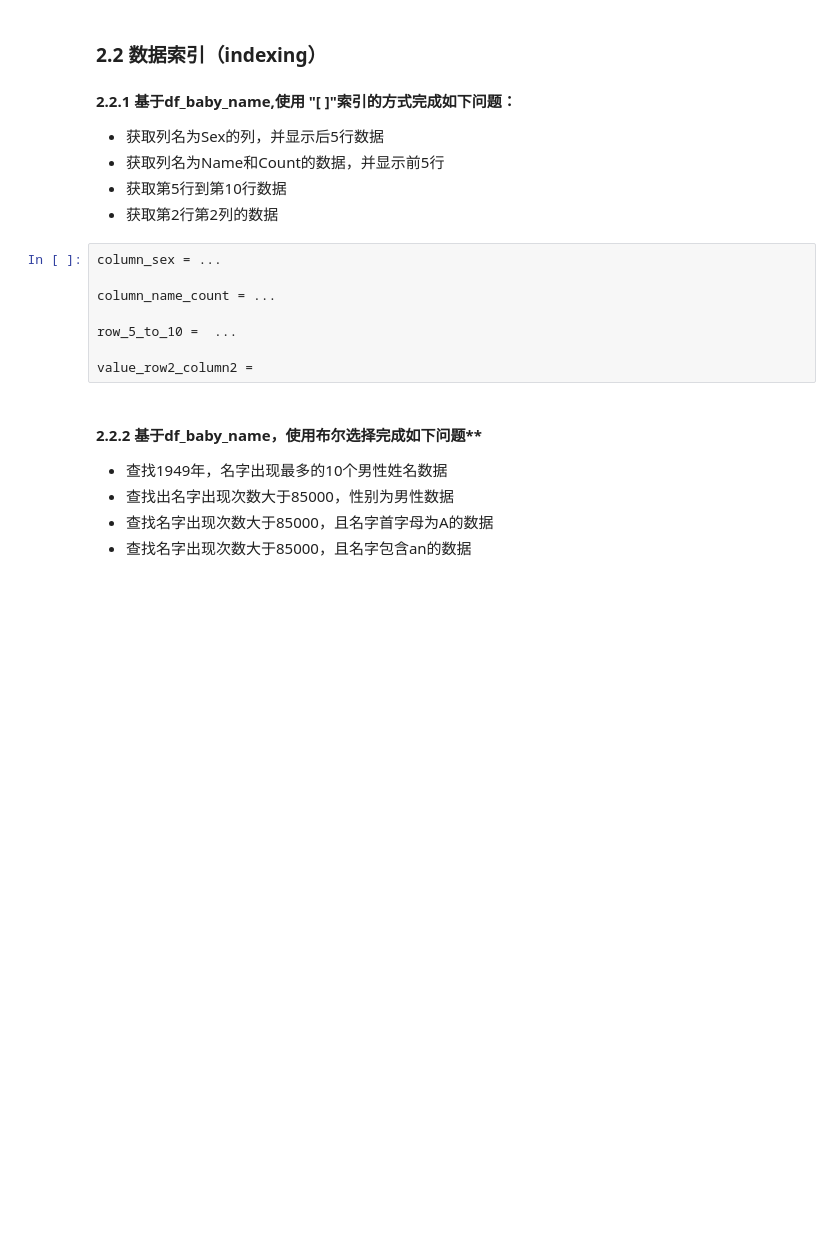
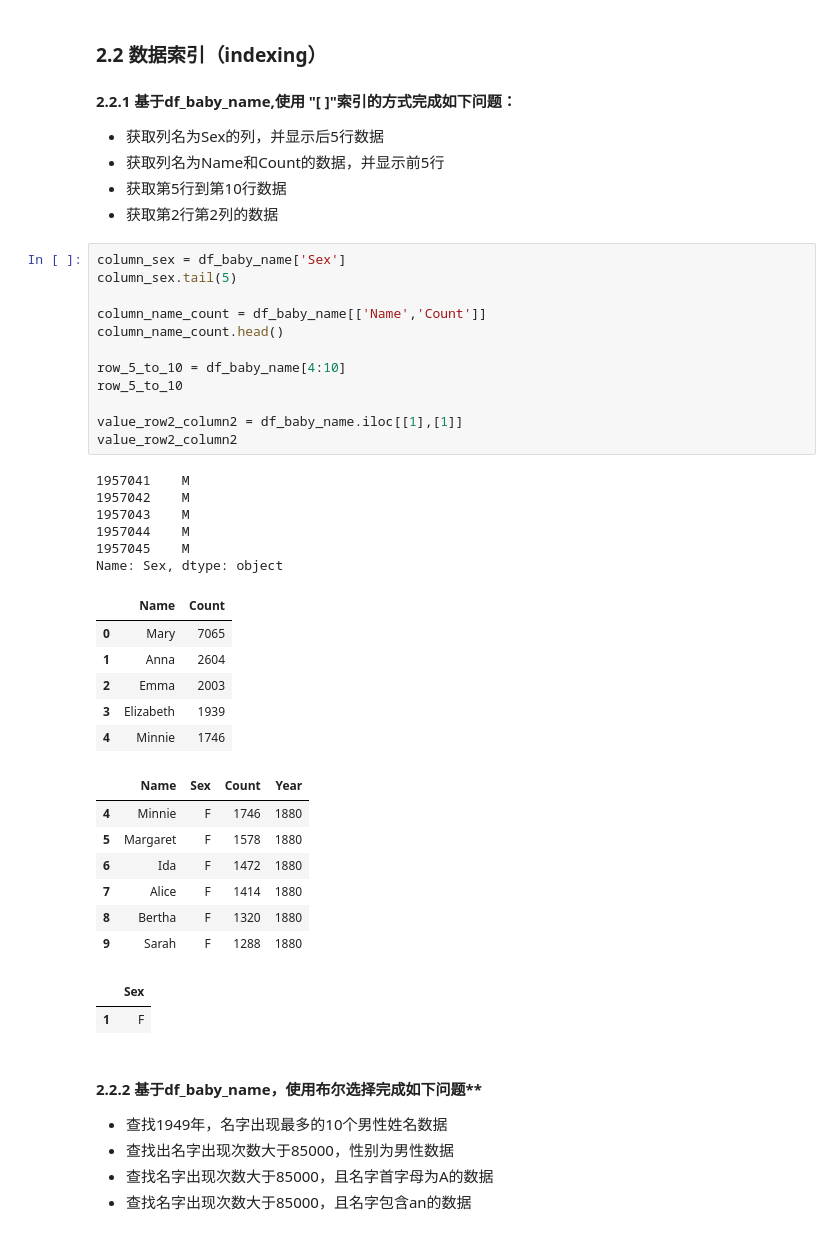
Before and after one commit to LiquMouse/Python-Programming-Homework, a Jupyter notebook: exp8/experiment_8.ipynb, the cells around one changed output. Cells and saved outputs as stored; diff of their text form; blank space fills up the shorter version.

```diff
--- a/exp8/experiment_8.ipynb
+++ b/exp8/experiment_8.ipynb
@@ -217,14 +217,40 @@ df_byList.to_excel("df_byList.xlsx")
 * 获取列名为Name和Count的数据，并显示前5行
 * 获取第5行到第10行数据
 * 获取第2行第2列的数据
-# %%
-column_sex = ...
-
-column_name_count = ...
-
-row_5_to_10 =  ...
-
-value_row2_column2 =
+# %%
+column_sex = df_baby_name['Sex']
+column_sex.tail(5)
+
+column_name_count = df_baby_name[['Name','Count']]
+column_name_count.head()
+
+row_5_to_10 = df_baby_name[4:10]
+row_5_to_10
+
+value_row2_column2 = df_baby_name.iloc[[1],[1]]
+value_row2_column2
+# %% [output]
+1957041    M
+1957042    M
+1957043    M
+1957044    M
+1957045    M
+Name: Sex, dtype: object
+|  | Name | Count |
+| 0 | Mary | 7065 |
+| 1 | Anna | 2604 |
+| 2 | Emma | 2003 |
+| 3 | Elizabeth | 1939 |
+| 4 | Minnie | 1746 |
+|  | Name | Sex | Count | Year |
+| 4 | Minnie | F | 1746 | 1880 |
+| 5 | Margaret | F | 1578 | 1880 |
+| 6 | Ida | F | 1472 | 1880 |
+| 7 | Alice | F | 1414 | 1880 |
+| 8 | Bertha | F | 1320 | 1880 |
+| 9 | Sarah | F | 1288 | 1880 |
+|  | Sex |
+| 1 | F |
 # %% [markdown]
 #### 2.2.2 基于df_baby_name，使用布尔选择完成如下问题**
 * 查找1949年，名字出现最多的10个男性姓名数据
```
Also changed, not shown: parts of 5 cells of this notebook, 1 other file.
